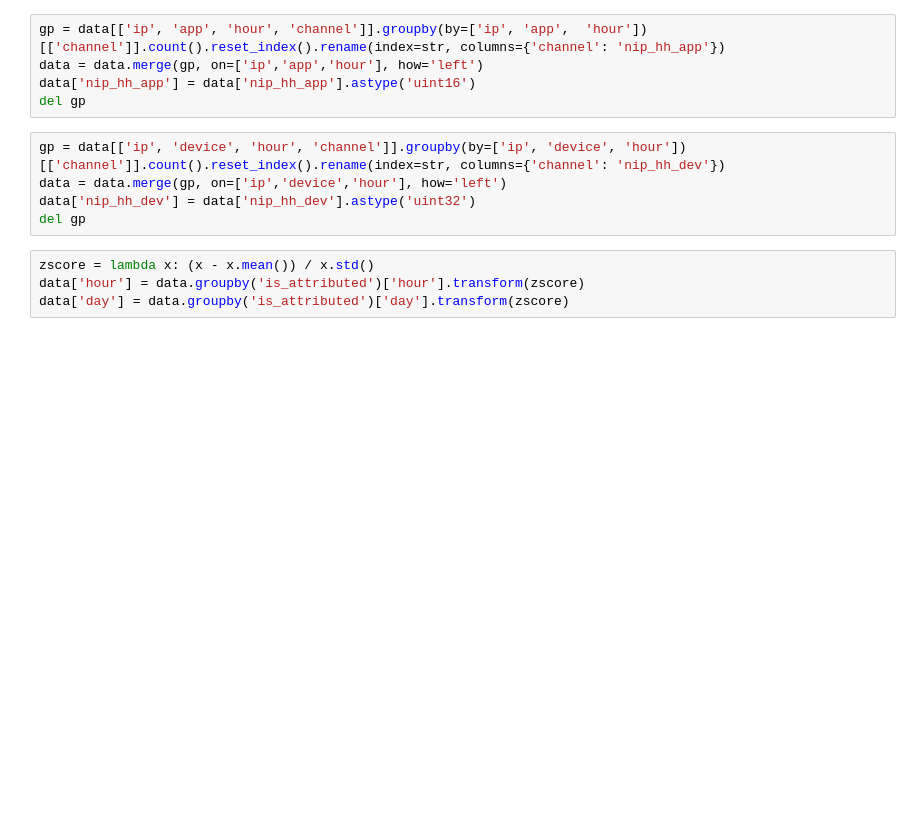
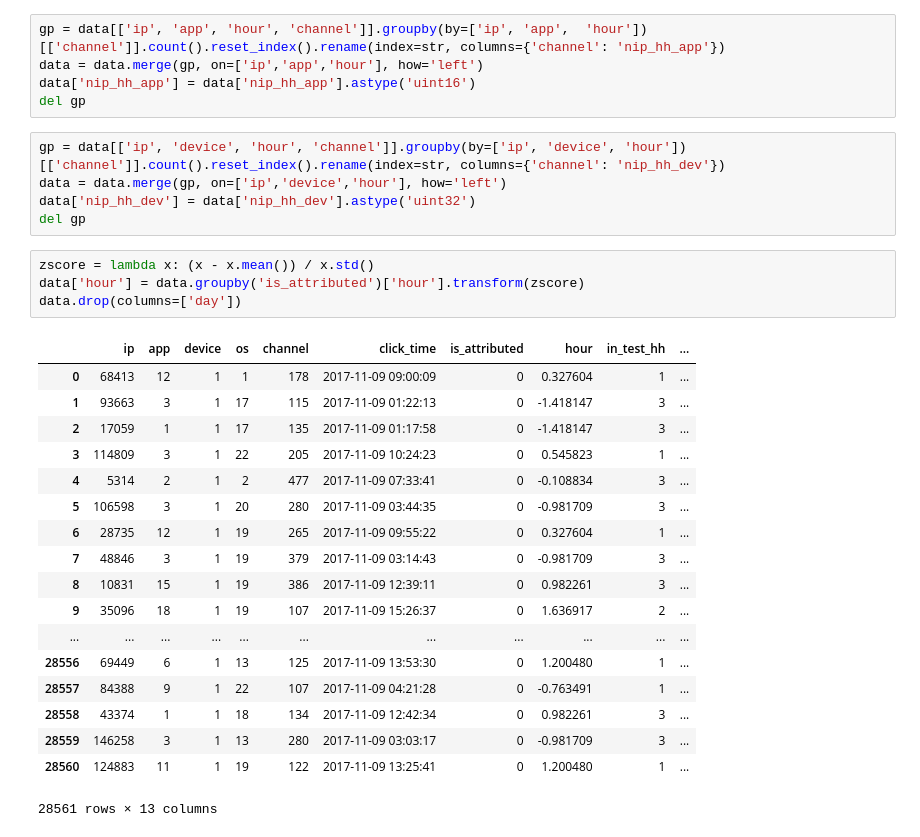
Before and after one commit to branislav1991/FraudDetect, a Jupyter notebook: inspect_data.ipynb, the cells around one changed output. Saved outputs shown, nothing was run; the diff lists cells and outputs as text; blank space fills up the shorter version.

```diff
--- a/inspect_data.ipynb
+++ b/inspect_data.ipynb
@@ -79,7 +84,26 @@ del gp
 # %%
 zscore = lambda x: (x - x.mean()) / x.std()
 data['hour'] = data.groupby('is_attributed')['hour'].transform(zscore)
-data['day'] = data.groupby('is_attributed')['day'].transform(zscore)
+data.drop(columns=['day'])
+# %% [output]
+|  | ip | app | device | os | channel | click_time | is_attributed | hour | in_test_hh | ... |
+| 0 | 68413 | 12 | 1 | 1 | 178 | 2017-11-09 09:00:09 | 0 | 0.327604 | 1 | ... |
+| 1 | 93663 | 3 | 1 | 17 | 115 | 2017-11-09 01:22:13 | 0 | -1.418147 | 3 | ... |
+| 2 | 17059 | 1 | 1 | 17 | 135 | 2017-11-09 01:17:58 | 0 | -1.418147 | 3 | ... |
+| 3 | 114809 | 3 | 1 | 22 | 205 | 2017-11-09 10:24:23 | 0 | 0.545823 | 1 | ... |
+| 4 | 5314 | 2 | 1 | 2 | 477 | 2017-11-09 07:33:41 | 0 | -0.108834 | 3 | ... |
+| 5 | 106598 | 3 | 1 | 20 | 280 | 2017-11-09 03:44:35 | 0 | -0.981709 | 3 | ... |
+| 6 | 28735 | 12 | 1 | 19 | 265 | 2017-11-09 09:55:22 | 0 | 0.327604 | 1 | ... |
+| 7 | 48846 | 3 | 1 | 19 | 379 | 2017-11-09 03:14:43 | 0 | -0.981709 | 3 | ... |
+| 8 | 10831 | 15 | 1 | 19 | 386 | 2017-11-09 12:39:11 | 0 | 0.982261 | 3 | ... |
+| 9 | 35096 | 18 | 1 | 19 | 107 | 2017-11-09 15:26:37 | 0 | 1.636917 | 2 | ... |
+| ... | ... | ... | ... | ... | ... | ... | ... | ... | ... | ... |
+| 28556 | 69449 | 6 | 1 | 13 | 125 | 2017-11-09 13:53:30 | 0 | 1.200480 | 1 | ... |
+| 28557 | 84388 | 9 | 1 | 22 | 107 | 2017-11-09 04:21:28 | 0 | -0.763491 | 1 | ... |
+| 28558 | 43374 | 1 | 1 | 18 | 134 | 2017-11-09 12:42:34 | 0 | 0.982261 | 3 | ... |
+| 28559 | 146258 | 3 | 1 | 13 | 280 | 2017-11-09 03:03:17 | 0 | -0.981709 | 3 | ... |
+| 28560 | 124883 | 11 | 1 | 19 | 122 | 2017-11-09 13:25:41 | 0 | 1.200480 | 1 | ... |
+28561 rows × 13 columns
 # %%
 data.head()
 # %% [output]
```
Also changed, not shown: parts of 6 cells of this notebook, 1 other file.
